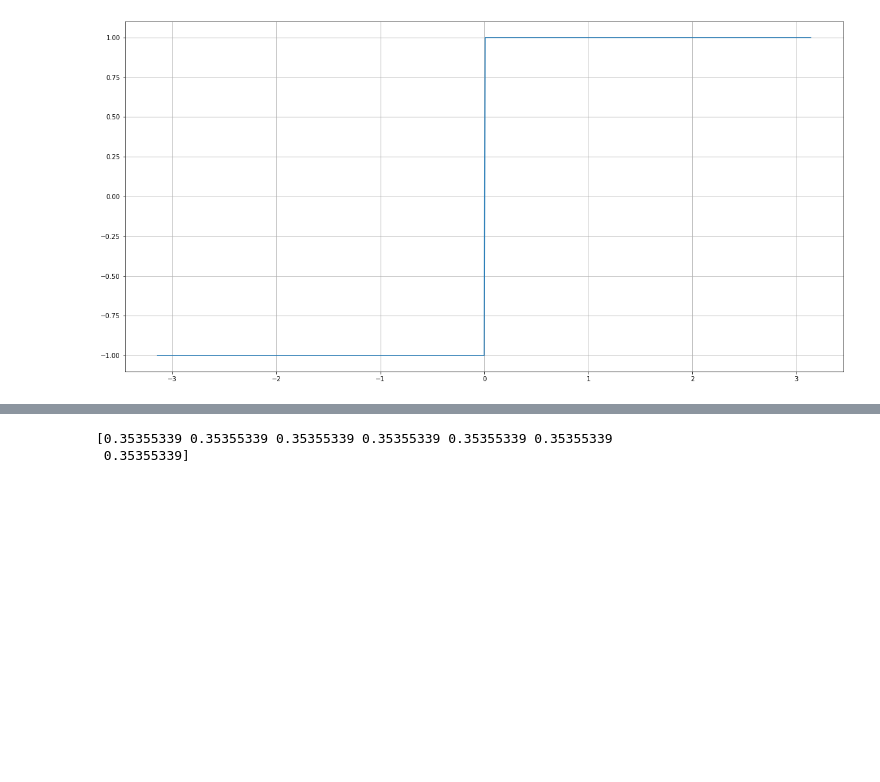
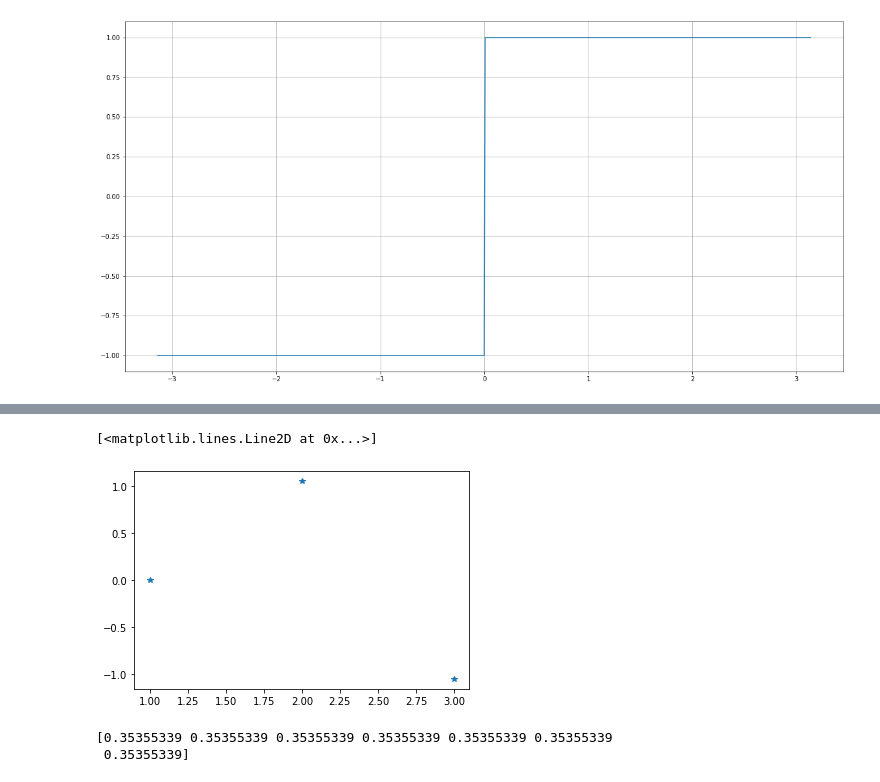
Before and after one commit to HelioLeoesEC/Introducao_wavelet, a Jupyter notebook: main.ipynb, the cells around one changed output, grey strips where cells are left out. Saved outputs shown, nothing was run; the diff lists cells and outputs as text; code cells hidden in the pictures; blank space fills up the shorter version.

```diff
--- a/main.ipynb
+++ b/main.ipynb
@@ -177,3 +190,8 @@ array([0, 1])
+# %%
+plt.plot(x,y,"*")
+# %% [output]
+[<matplotlib.lines.Line2D at 0x...>]
+[figure, added]
 # %%
 x = np.arange(0,7,1)
 y = np.sin(2*np.pi*1000*x) + 0.5*np.sin(2*np.pi*2000*x + (3*np.pi)/4)
```
Also changed, not shown: parts of 4 cells of this notebook, 1 other file.
